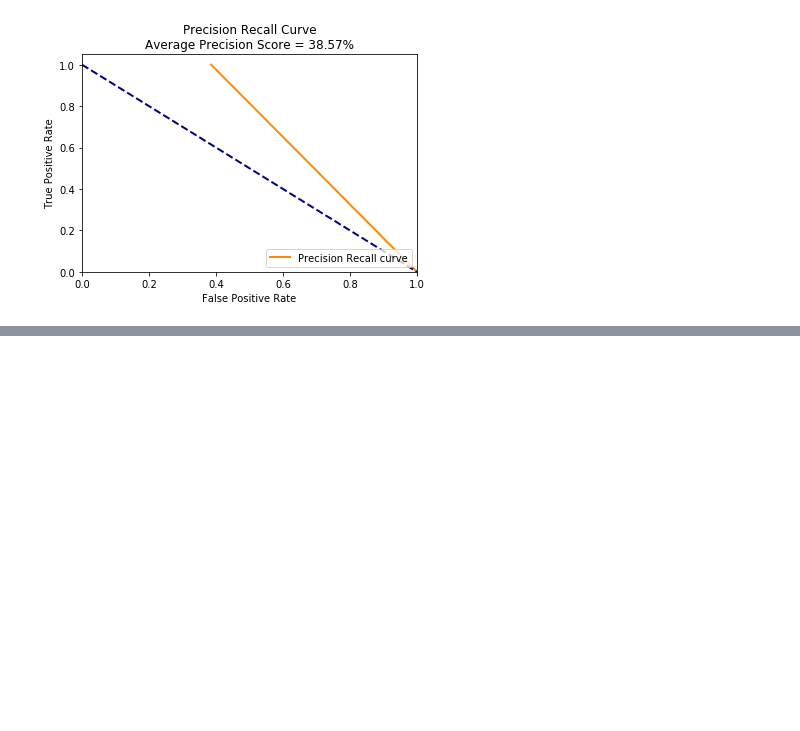
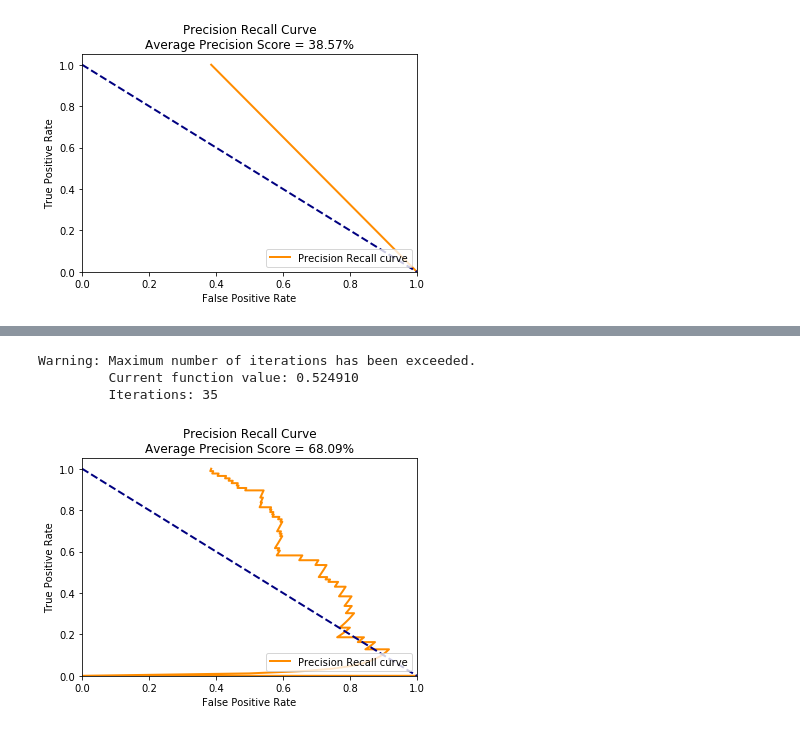
Before and after one commit to crawftv/crawto, a Jupyter notebook: crawtoDS.ipynb, the cells around one changed output, grey strips where cells are left out. Drawn from its saved outputs; the diff is of its cells as text; code cells hidden in the pictures; blank space fills up the shorter version.

```diff
--- a/crawtoDS.ipynb
+++ b/crawtoDS.ipynb
@@ -476,0 +491,8 @@ weighted avg       0.81      0.80      0.80       223
+# %%
+from crawto.classification_visualization import plt_roc,plt_prc
+plt_prc(c.test_data[c.target], c.transformed_regressor.predict(c.test_transformed_data) )
+# %% [output]
+Warning: Maximum number of iterations has been exceeded.
+         Current function value: 0.524910
+         Iterations: 35
+[figure, added]
```
Also changed, not shown: parts of 2 cells of this notebook, 3 other files.
